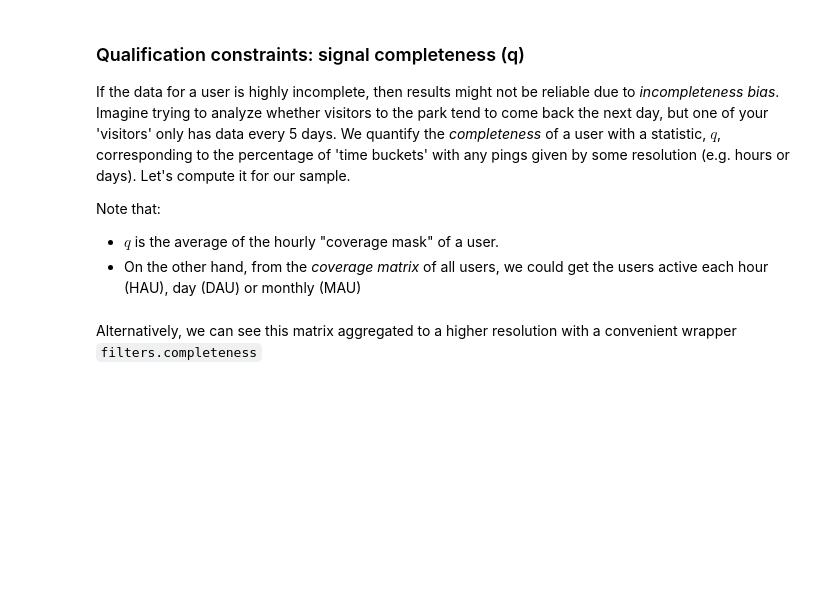
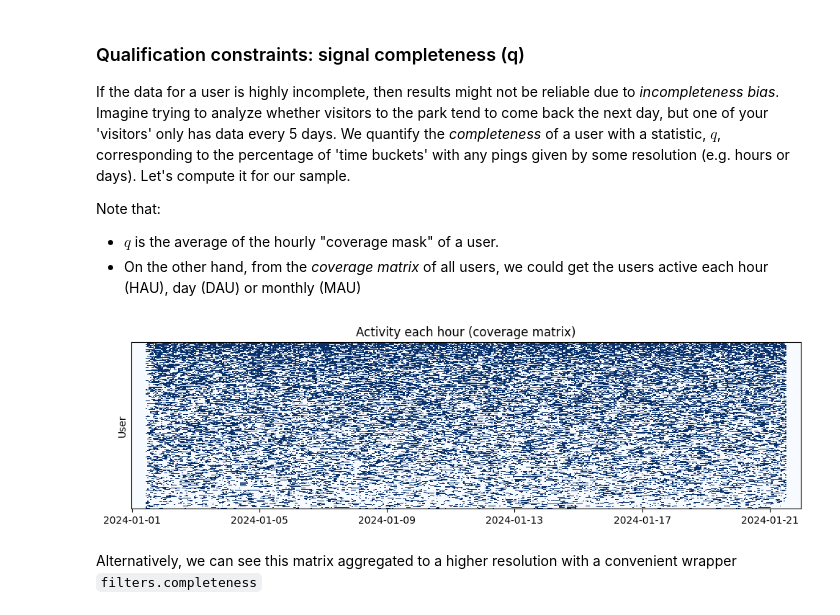
Before and after one commit to Watts-Lab/nomad, a Jupyter notebook: tutorials/IC2S2-2025/[2]filtering.ipynb, the cells around one changed output. Cells and saved outputs as stored; diff of their text form; code cells hidden in the pictures; blank space fills up the shorter version.

```diff
--- a/tutorials/IC2S2-2025/[2]filtering.ipynb
+++ b/tutorials/IC2S2-2025/[2]filtering.ipynb
@@ -178,20 +207,22 @@ Note that:
 # %%
 Q = filters.coverage_matrix(traj, periods=1, freq='h', traj_cols=tc, start='2024-01-01', end='2024-01-22', str_from_time=True)
 completeness_hourly = Q.mean(1)
 
-fig, ax = plt.subplots(figsize=(24, 4))
+fig, ax = plt.subplots(figsize=(12, 3))
 
 Q = Q.iloc[completeness_hourly.argsort(-1)]
 Q.columns = pd.to_datetime(Q.columns)
 
 ax.pcolormesh(Q.columns, range(len(Q)), Q.values,               # plot matrix
                cmap='Blues', shading='auto')
 
 ax.set_yticks([])
 ax.set_ylabel('User')
 ax.set_title('Activity each hour (coverage matrix)')
 
 plt.show()
+# %% [output]
+[figure, added]
 # %% [markdown]
 Alternatively, we can see this matrix aggregated to a higher resolution with a convenient wrapper `filters.completeness`
 # %%
```
Also changed, not shown: parts of 13 cells of this notebook, 13 other files.
